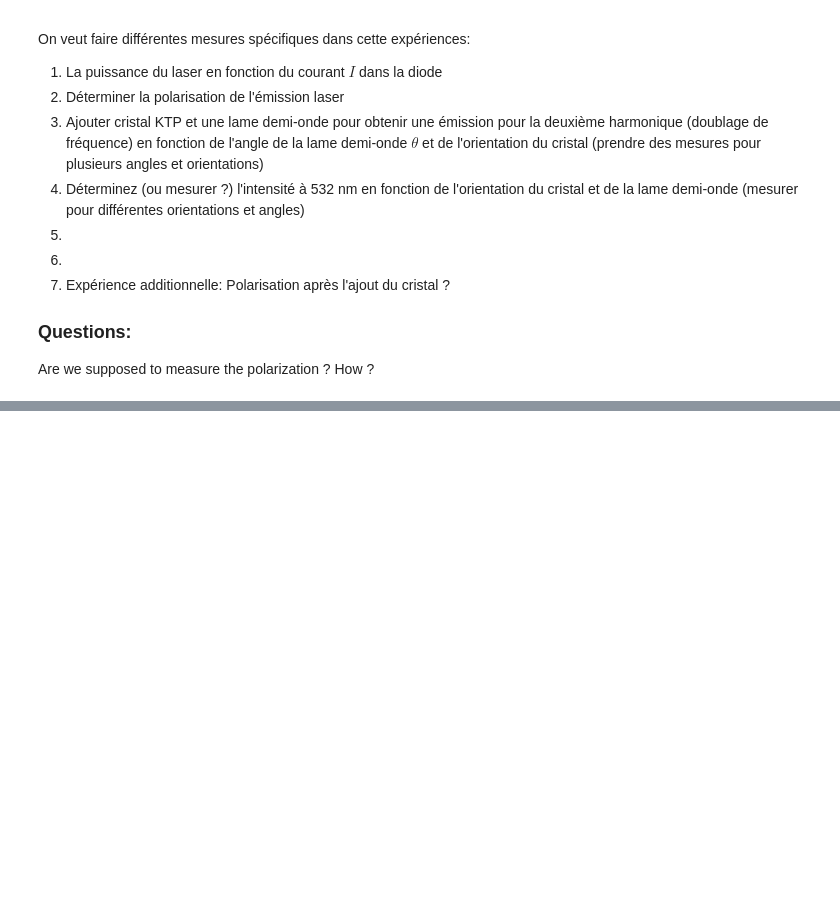
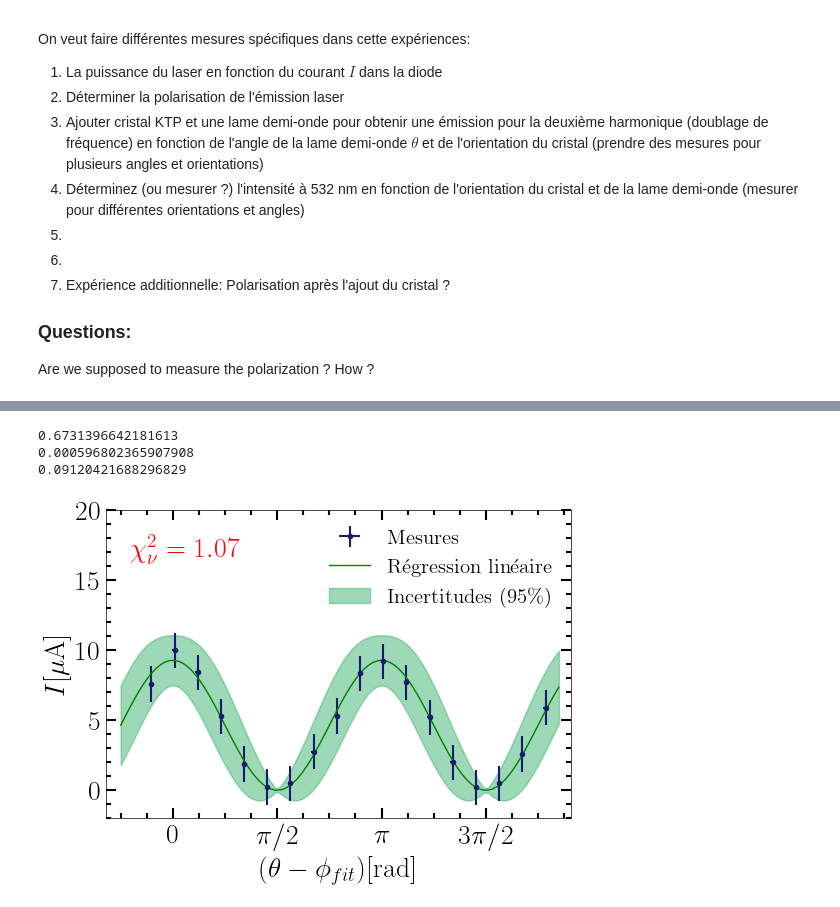
Before and after one commit to EnceladeCandy/phy3040, a Jupyter notebook: notebooks/optique_non_lineaire.ipynb, the cells around one changed output, grey strips where cells are left out. Saved outputs shown, nothing was run; the diff lists cells and outputs as text; code cells hidden in the pictures; blank space fills up the shorter version.

```diff
--- a/notebooks/optique_non_lineaire.ipynb
+++ b/notebooks/optique_non_lineaire.ipynb
@@ -3,17 +3,22 @@ import numpy as np
 import matplotlib.pyplot as plt
 import scienceplots
 import astropy.units as u
+import sys
+import os
+sys.path.append("../src")
+from regression import FrequentistRegression
+from scipy.optimize import curve_fit
 params = {
          'axes.labelsize': 20,
          'axes.titlesize': 20,
          'ytick.labelsize' :20,
          'xtick.labelsize' :20,
          'legend.fontsize': 15,
-         'xtick.major.size': 8,
+         'xtick.major.size': 5,
          'xtick.minor.size': 4,
          'xtick.major.width': 3,
          'xtick.minor.width': 2,
-         'ytick.major.size': 8,
+         'ytick.major.size': 5,
          'ytick.minor.size': 4,
          'ytick.major.width': 3,
          'ytick.minor.width': 2,
@@ -26,6 +31,8 @@ params = {
          }
 plt.rcParams.update(params)
 plt.style.use('science')
+
+figure_folder = 'C://Users//Admin//Desktop//lab_optique//data//optique_non_lineaire'
 # %% [markdown]
 ## Théorie:
 
@@ -44,0 +194,60 @@ Are we supposed to measure the polarization ? How ?
+# %%
+from matplotlib.ticker import MultipleLocator
+# Première figure: Intensité versus angle
+fig, axs = plt.subplots(1, 1, figsize = (6, 4))
+ax = axs
+
+# Afficher mesures avec erreurs
+x = theta - phi_fitted # tableau de valeurs axe des x
+ax.errorbar(x = x,
+            y = intensity * 1e3,
+            xerr = sigma_theta,
+            yerr = sigma_intensity * 1e3,
+            fmt = '.',
+            elinewidth=1.5,
+            label = 'Mesures',
+            color = 'midnightblue'
+            )
+
+# Afficher prédiction du model
+x_range = np.array([-np.pi / 4, 2 * np.pi])
+x_fit =  np.linspace(x_range.min(), x_range.max()-phi_fitted + 0.2, 100)
+intensity_fitted = malus_law(x_fit + phi_fitted, *phys_fitted)
+ax.plot(x_fit, intensity_fitted * 1e3, "green", label = 'Régression linéaire')
+
+# Afficher incertitudes sur la régression linéaire
+# phys_min = phys_fitted - 1 * phys_std
+# phys_max = phys_fitted + 1 * phys_std
+# intensity_min = malus_law(x_fit + phi_fitted, *phys_min)
+# intensity_max = malus_law(x_fit + phi_fitted, *phys_max)
+std_intensity = std_malus(theta = x_fit + phi_fitted, phys_fitted = phys_fitted, phys_std = phys_std)
+k = 3
+ax.fill_between(
+    x = x_fit,
+    y1 = (intensity_fitted - k * std_intensity) * 1e3,
+    y2 = (intensity_fitted + k * std_intensity) * 1e3,
+    color = 'mediumseagreen',
+    alpha = 0.5,
+    label = r'Incertitudes ($95\%$)'
+    )
+
+# Rendre la figure plus jolie :)
+ax.set(xlabel = r"$(\theta-\phi_{fit})$[rad]", ylabel = r"$I$[$\mu$A]", xlim = [-1, 6.], ylim = [-2, 20])
+ax.tick_params(which = 'major', axis = 'both', length = 7, width = 1.5)
+ax.tick_params(which = 'minor', axis = 'both', length = 3.5, width = 1.5)
+ax.annotate(r"$\chi^2_{\nu} = %.2f$"%chi2, xy = (0.05, 0.85), xycoords = 'axes fraction', color = 'r', fontsize = 20)
+
+x_ticks = np.arange(0, 5, np.pi/2)
+x_tick_labels = [r"$0$", r"$\pi/2$", r"$\pi$", r"$3\pi/2$"]
+ax.xaxis.set_ticks(x_ticks)
+ax.xaxis.set_ticklabels(x_tick_labels)
+handles, labels = plt.gca().get_legend_handles_labels()
+order = [2,0,1]
+ax.legend([handles[idx] for idx in order],[labels[idx] for idx in order])
+plt.savefig(os.path.join(figure_folder, 'figure_malus.pdf'), bbox_inches = 'tight')
+# maj_ticks =
+# %% [output]
+0.6731396642181613
+0.000596802365907908
+0.09120421688296829
+[figure, added]
```
Also changed, not shown: parts of 5 cells of this notebook, 2 other files.
